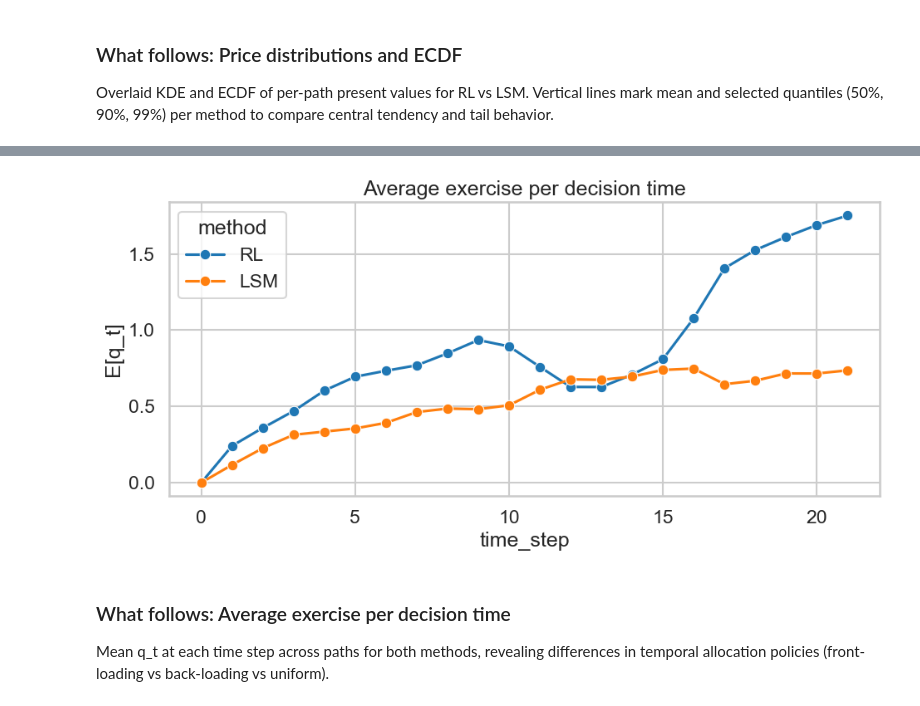
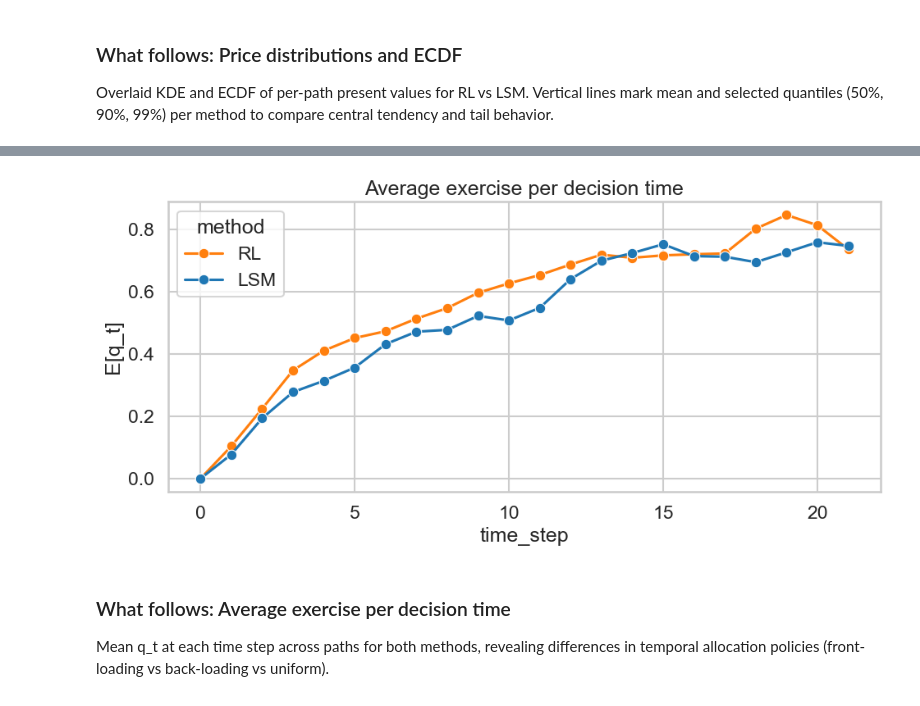
Before and after one commit to ithakis/DRL-Swing-Options, a Jupyter notebook: Jupyter Notebooks/RL vs LSM Analysis.ipynb, the cells around one changed output, grey strips where cells are left out. Cells and saved outputs as stored; diff of their text form; code cells hidden in the pictures.

```diff
--- a/Jupyter Notebooks/RL vs LSM Analysis.ipynb
+++ b/Jupyter Notebooks/RL vs LSM Analysis.ipynb
@@ -4,8 +4,8 @@
 Concise comparison of a reinforcement learning (RL) swing option pricer versus a Longstaff–Schwartz Monte Carlo (LSM) benchmark for the same monthly contract and HHK process used in the runs. Parameters are summarized in `run.sh` (8192 training paths; evaluation batches of 4096; 22 daily exercise rights; strike 1.0; Q_max 20; OU+jump spot dynamics).
 # %%
 # Parameters (edit these paths as needed)
-LSM_path = "/Users/alexanderithakis/Documents/GitHub/D4PG-QR-FRM/logs/SwingOption_11/evaluations/lsm.csv"
-RL_path  = "/Users/alexanderithakis/Documents/GitHub/D4PG-QR-FRM/logs/SwingOption_11/evaluations/rl_episode_8192.csv"
+LSM_path = "/Users/alexanderithakis/Documents/GitHub/D4PG-QR-FRM/logs/SwingOption2_12/evaluations/lsm.csv"
+RL_path  = "/Users/alexanderithakis/Documents/GitHub/D4PG-QR-FRM/logs/SwingOption2_32k_12/evaluations/rl_episode_14336.csv"
 K = 1.0      # strike (from run.sh)
 r = 0.05     # risk-free rate (annualized)
 maturity = 0.0833  # years (~1 month)
@@ -185,18 +146,18 @@ plt.show()
 # %%
 # Average exercise profile over time (mean q_t per time_step)
 def avg_profile(df: pd.DataFrame) -> pd.DataFrame:
     return df.groupby('time_step', as_index=False)['q_t'].mean().rename(columns={'q_t':'q_mean'})
 prof_rl  = avg_profile(df_rl).assign(method='RL')
 prof_lsm = avg_profile(df_lsm).assign(method='LSM')
 prof = pd.concat([prof_rl, prof_lsm], ignore_index=True)
 plt.figure(figsize=(10,5))
-sns.lineplot(data=prof, x='time_step', y='q_mean', hue='method', marker='o')
+sns.lineplot(data=prof, x='time_step', y='q_mean', hue='method', palette={'RL': 'tab:orange', 'LSM': 'tab:blue'}, marker='o')
 plt.title('Average exercise per decision time')
 plt.xlabel('time_step')
 plt.ylabel('E[q_t]')
 plt.tight_layout(); plt.show()
 # %% [output]
-[figure, old version]
+[figure, new version]
 # %% [markdown]
 ### What follows: Average exercise per decision time
 Mean q_t at each time step across paths for both methods, revealing differences in temporal allocation policies (front-loading vs back-loading vs uniform).
```
Also changed, not shown: parts of 18 cells of this notebook, 4 other files.
